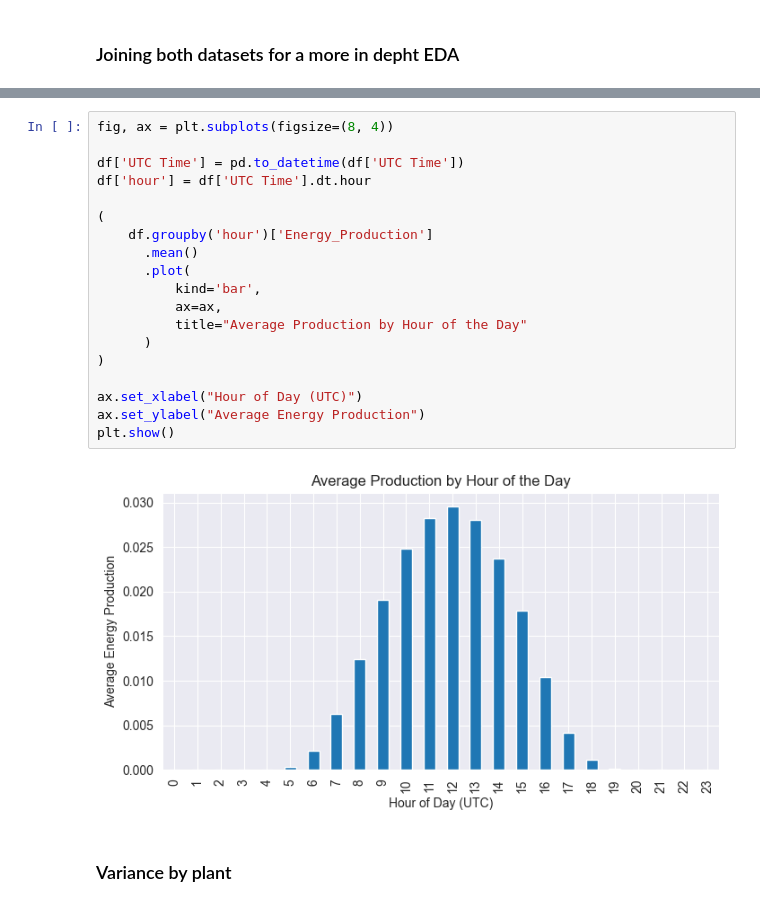
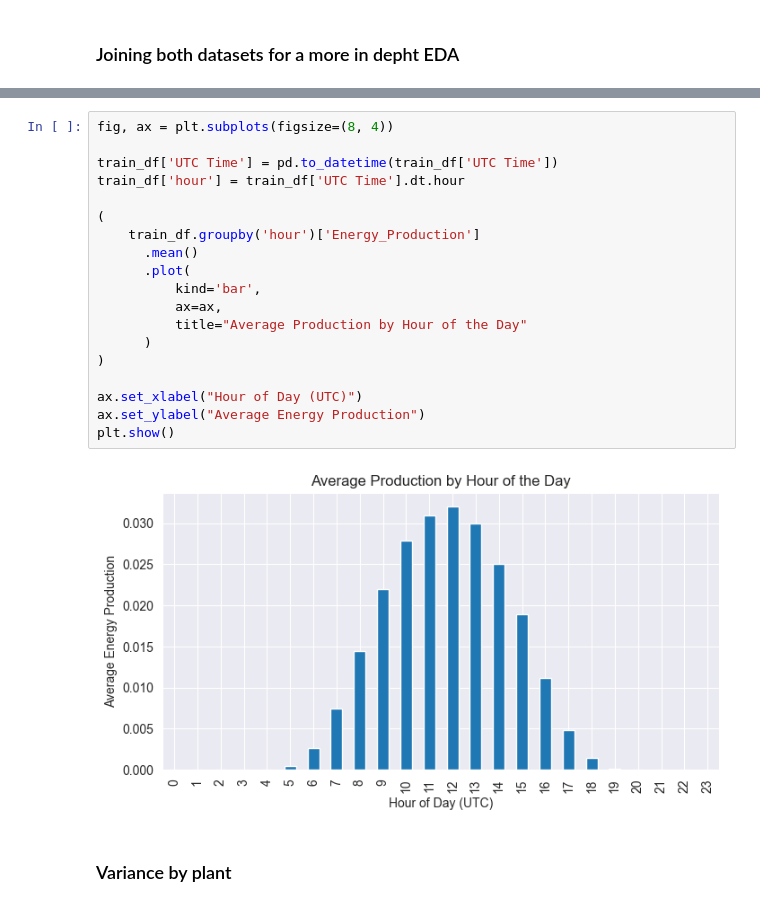
Before and after one commit to emschutt/Energy-Production-Forecasting, a Jupyter notebook: project_v0.ipynb, the cells around one changed output, grey strips where cells are left out. Drawn from its saved outputs; the diff is of its cells as text.

```diff
--- a/project_v0.ipynb
+++ b/project_v0.ipynb
@@ -134,24 +127,24 @@ plt.show()
 # %%
 fig, ax = plt.subplots(figsize=(8, 4))
 
-df['UTC Time'] = pd.to_datetime(df['UTC Time'])
-df['hour'] = df['UTC Time'].dt.hour
+train_df['UTC Time'] = pd.to_datetime(train_df['UTC Time'])
+train_df['hour'] = train_df['UTC Time'].dt.hour
 
 (
-    df.groupby('hour')['Energy_Production']
+    train_df.groupby('hour')['Energy_Production']
       .mean()
       .plot(
           kind='bar',
           ax=ax,
           title="Average Production by Hour of the Day"
       )
 )
 
 ax.set_xlabel("Hour of Day (UTC)")
 ax.set_ylabel("Average Energy Production")
 plt.show()
 # %% [output]
-[figure, old version]
+[figure, new version]
 # %% [markdown]
 ### Variance by plant
 # %%
```
Also changed, not shown: parts of 24 cells of this notebook.
